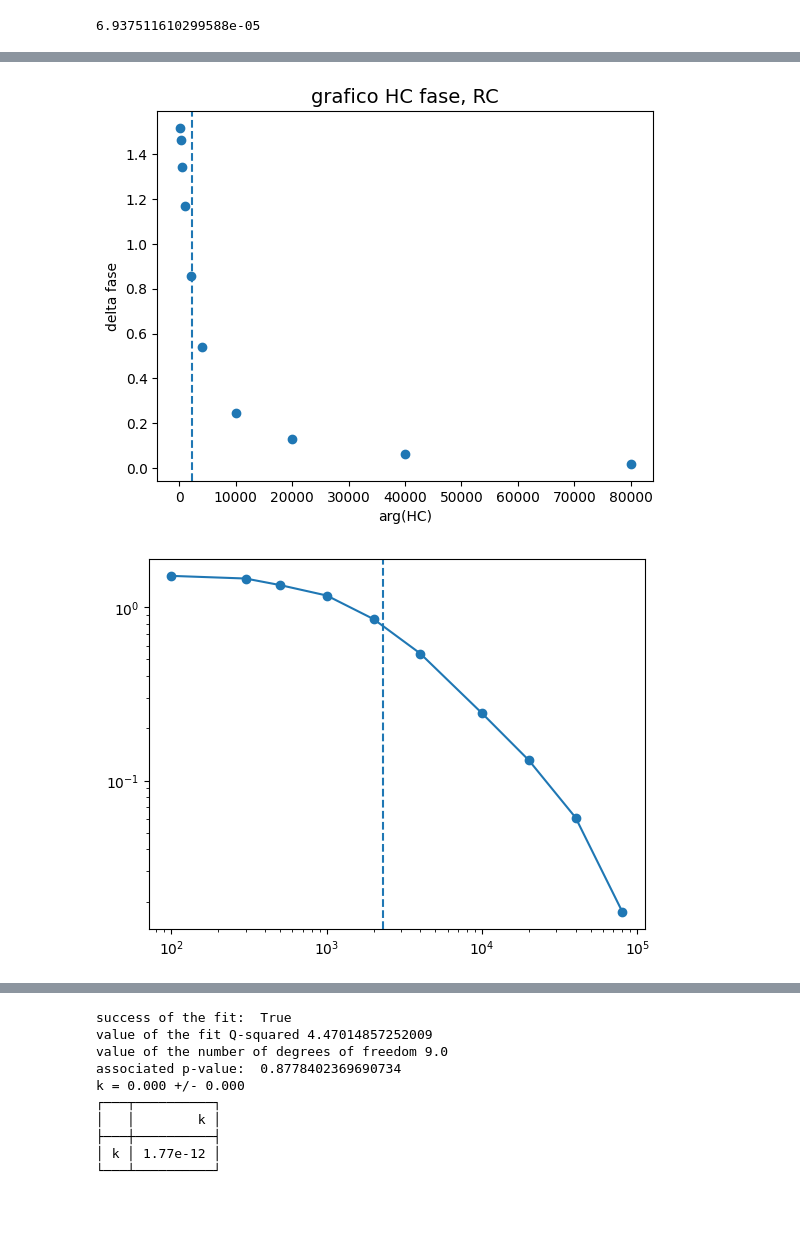
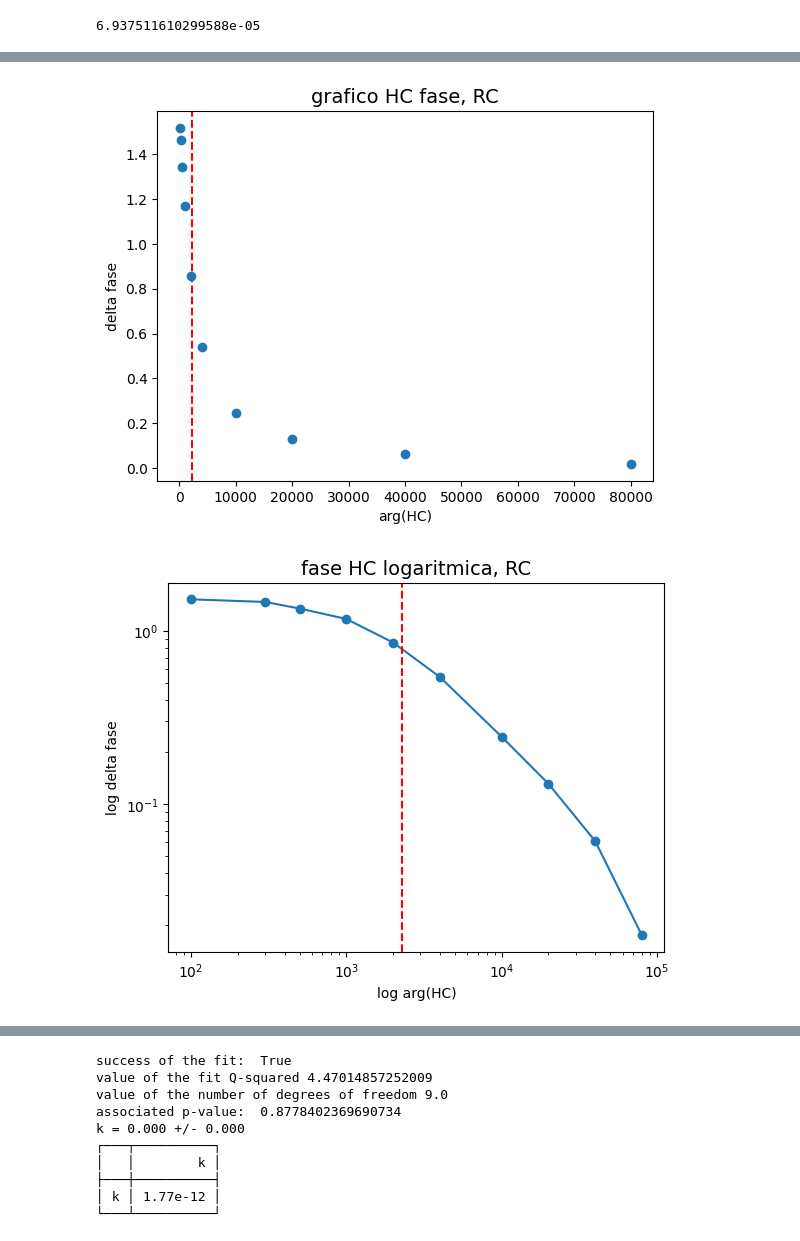
Before and after one commit to LocPeruzy/Lab-2, a Jupyter notebook: C_3.ipynb, the cells around one changed output, grey strips where cells are left out. Drawn from its saved outputs; the diff is of its cells as text; code cells hidden in the pictures; blank space fills up the shorter version.

```diff
--- a/C_3.ipynb
+++ b/C_3.ipynb
@@ -676,7 +686,7 @@ fig, ax = plt.subplots ()
 ax.set_title ('grafico HC fase'', RC', size=14)
 ax.set_ylabel ('delta fase')
 ax.set_xlabel ('arg(HC)')
-plt.axvline(x = fc, linestyle = '--')
+plt.axvline(x = fc, linestyle = '--', color = 'red', label= 'taglio teorico')
 #ax.scatter(Fl, faseHL)
 ax.errorbar (Fc, faseHC, xerr = 0.0, yerr = 0.0, linestyle = 'None',marker = 'o')
 #plt.savefig("aaa.png")
@@ -684,45 +694,46 @@ plt.show()
 #plt.close(fig)
 
 #grafico log faseHC
+fig, ax =plt.subplots ()
 plt.plot(Fc, np.abs(faseHC), 'o-')
 ax.set_title ('fase HC logaritmica, RC', size=14)
 ax.set_ylabel ('log delta fase')
 ax.set_xlabel ('log arg(HC)')
-plt.axvline(x = fc, linestyle = '--')
+plt.axvline(x = fc, linestyle = '--', color = 'red', label= 'taglio teorico')
 plt.xscale('log')
 plt.yscale('log')
 #ax.scatter(Freq, HL)
 #ax.errorbar (Freq, HL, xerr = 0.0, yerr = 0.0, linestyle = 'None',marker = 'o')
 #plt.savefig("aaa.png")
 plt.show()
 #plt.close(fig)
 
 #grafico fase HR
 fig, ax = plt.subplots ()
 ax.set_title ('grafico HR fase, RC', size=14)
 ax.set_ylabel ('delta fase')
 ax.set_xlabel ('arg(HR)')
-plt.axvline(x = fc, linestyle = '--')
+plt.axvline(x = fc, linestyle = '--', color = 'red', label= 'taglio teorico')
 #ax.scatter(Fl, faseHR)
 ax.errorbar (Fc, faseHRc, xerr = 0.0, yerr = 0.0, linestyle = 'None',marker = 'o')
 #plt.savefig("aaa.png")
 plt.show()
 #plt.close(fig)
 
 #grafico log HR
 fig, ax = plt.subplots ()
 plt.plot(Fc, np.abs(faseHRc), 'o-')
 ax.set_title ('HR logaritmica, RL', size=14)
 ax.set_ylabel ('HR')
 ax.set_xlabel ('Frequenza (Hz)')
-plt.axvline(x = fc, linestyle = '--')
+plt.axvline(x = fc, linestyle = '--', color = 'red', label= 'taglio teorico')
 plt.xscale('log')
 plt.yscale('log')
 #ax.scatter(Freq, HL)
 #ax.errorbar (Freq, HL, xerr = 0.0, yerr = 0.0, linestyle = 'None',marker = 'o')
 #plt.savefig("aaa.png")
 plt.show()
 #plt.close(fig)
 # %% [output]
-[figure, old version]
+[figure, new version]
-[figure, old version]
+[figure, new version]
```
Also changed, not shown: parts of 26 cells of this notebook, 1 other file.
